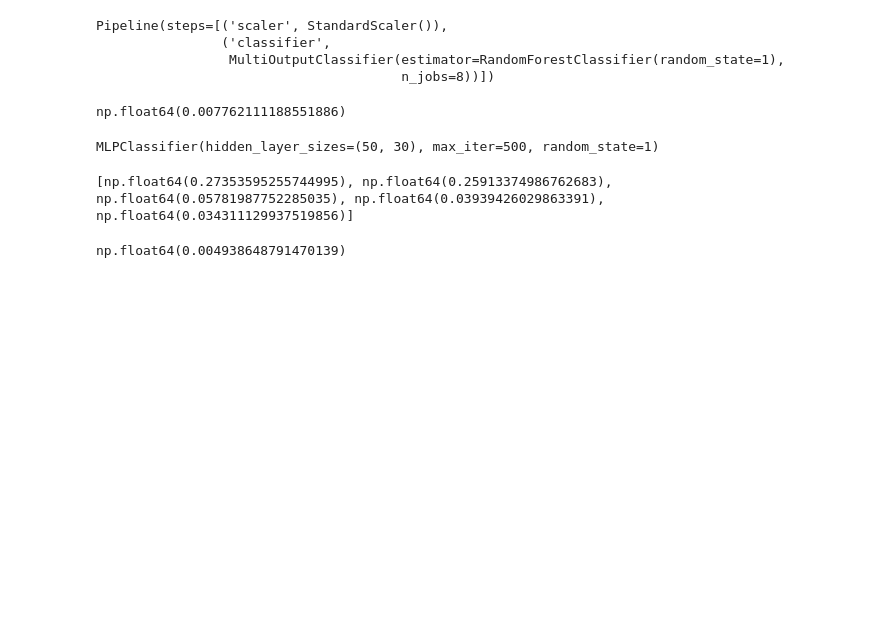
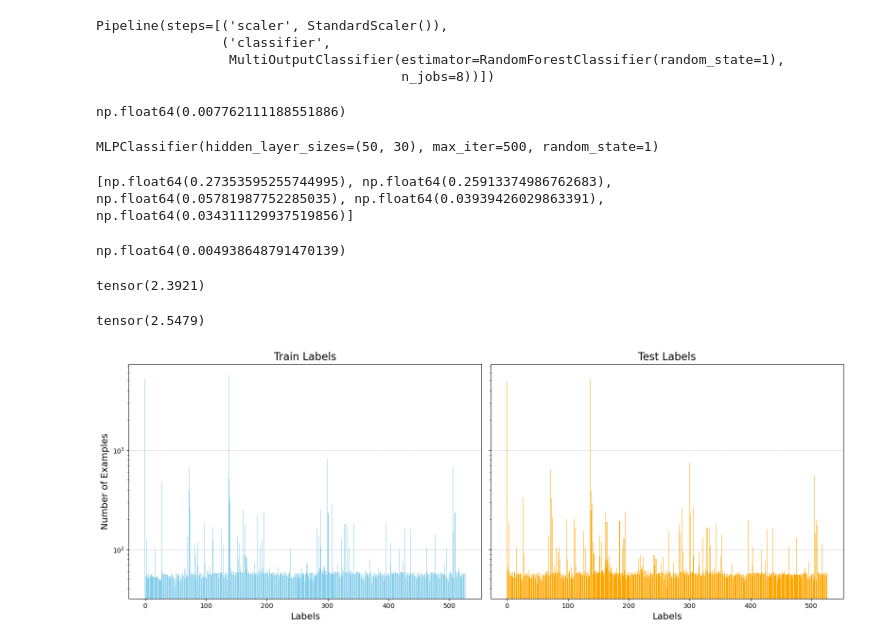
Before and after one commit to anshks/AudioSet-classification, a Jupyter notebook: analysis.ipynb, the cells around one changed output. Cells and saved outputs as stored; diff of their text form; code cells hidden in the pictures; blank space fills up the shorter version.

```diff
--- a/analysis.ipynb
+++ b/analysis.ipynb
@@ -188,3 +206,34 @@ calculate_map(y_te, y_mel_nn_te_flat_pred)
 # %% [output]
 [np.float64(0.27353595255744995), np.float64(0.25913374986762683), np.float64(0.05781987752285035), np.float64(0.03939426029863391), np.float64(0.034311129937519856)]
 np.float64(0.004938648791470139)
+# %%
+labels.sum(1).float().mean()
+# %% [output]
+tensor(2.3921)
+# %%
+test_labels.sum(1).float().mean()
+# %% [output]
+tensor(2.5479)
+# %%
+label_count = labels.sum(0)
+# %%
+test_label_count = test_labels.sum(0)
+# %%
+fig, axes = plt.subplots(1, 2, figsize=(16, 6), sharey=True)
+
+axes[0].bar(range(len(label_count)), label_count, color='skyblue')
+axes[0].set_title('Train Labels', fontsize=16)
+axes[0].set_xlabel('Labels', fontsize=14)
+axes[0].set_ylabel('Number of Examples', fontsize=14)
+axes[0].set_yscale('log')
+axes[0].grid(axis='y', linestyle='--', alpha=0.7)
+
+axes[1].bar(range(len(test_label_count)), test_label_count, color='orange')
+axes[1].set_title('Test Labels', fontsize=16)
+axes[1].set_xlabel('Labels', fontsize=14)
+axes[1].grid(axis='y', linestyle='--', alpha=0.7)
+
+plt.tight_layout()
+plt.show()
+# %% [output]
+[figure, added]
```
Also changed, not shown: parts of 21 cells of this notebook, 3 other files.
